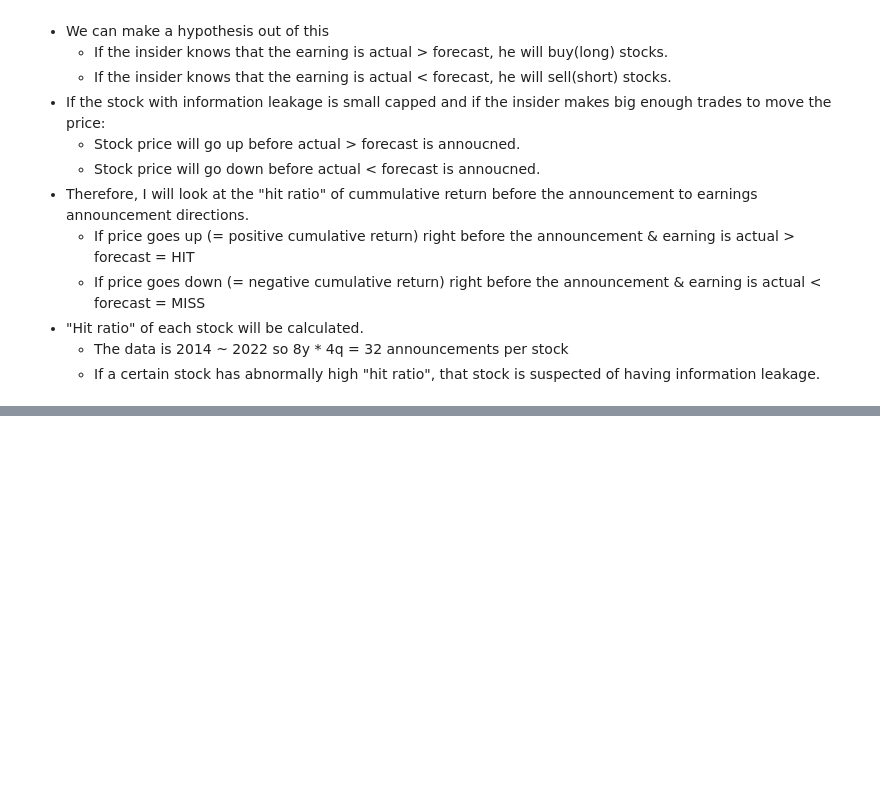
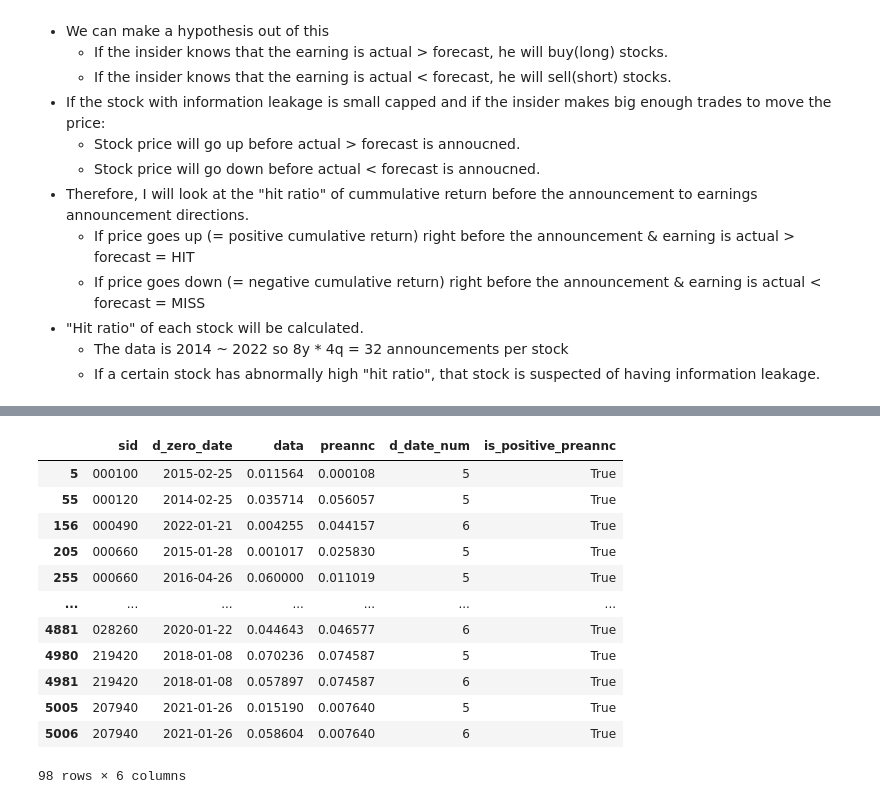
Before and after one commit to jaepil-choi/korquanttools, a Jupyter notebook: notebooks/eventstudy_PEAD.ipynb, the cells around one changed output, grey strips where cells are left out. Drawn from its saved outputs; the diff is of its cells as text; code cells hidden in the pictures; blank space fills up the shorter version.

```diff
--- a/notebooks/eventstudy_PEAD.ipynb
+++ b/notebooks/eventstudy_PEAD.ipynb
@@ -241,0 +343,21 @@ The intuition is as follow:
+# %%
+positive_bet = return_exploded_df[
+    (return_exploded_df['d_date_num'].isin([5, 6])) &
+    (return_exploded_df['data'] > 0) &
+    (return_exploded_df['is_positive_preannc'] == True)
+]
+positive_bet
+# %% [output]
+|  | sid | d_zero_date | data | preannc | d_date_num | is_positive_preannc |
+| 5 | 000100 | 2015-02-25 | 0.011564 | 0.000108 | 5 | True |
+| 55 | 000120 | 2014-02-25 | 0.035714 | 0.056057 | 5 | True |
+| 156 | 000490 | 2022-01-21 | 0.004255 | 0.044157 | 6 | True |
+| 205 | 000660 | 2015-01-28 | 0.001017 | 0.025830 | 5 | True |
+| 255 | 000660 | 2016-04-26 | 0.060000 | 0.011019 | 5 | True |
+| ... | ... | ... | ... | ... | ... | ... |
+| 4881 | 028260 | 2020-01-22 | 0.044643 | 0.046577 | 6 | True |
+| 4980 | 219420 | 2018-01-08 | 0.070236 | 0.074587 | 5 | True |
+| 4981 | 219420 | 2018-01-08 | 0.057897 | 0.074587 | 6 | True |
+| 5005 | 207940 | 2021-01-26 | 0.015190 | 0.007640 | 5 | True |
+| 5006 | 207940 | 2021-01-26 | 0.058604 | 0.007640 | 6 | True |
+98 rows × 6 columns
```
Also changed, not shown: parts of 19 cells of this notebook.
